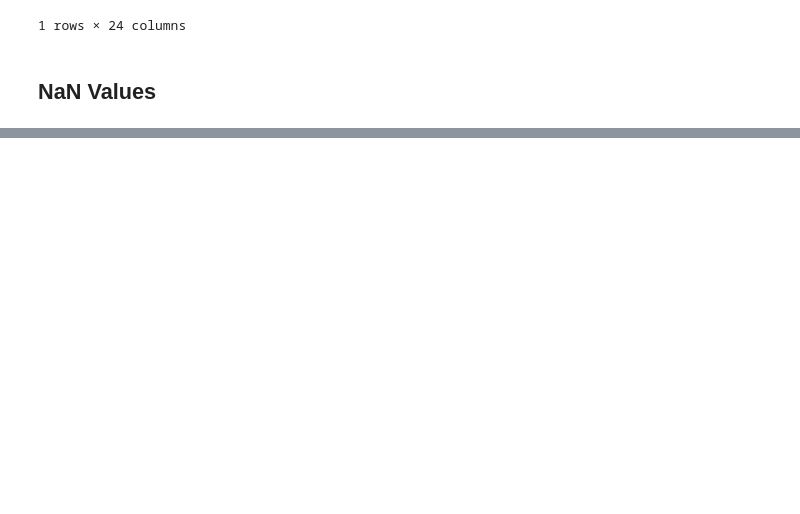
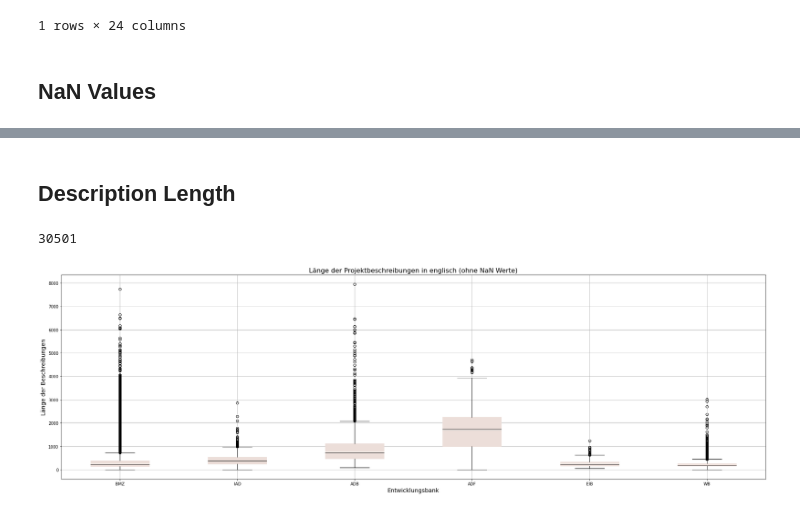
Before and after one commit to JanMuehlnikel/NLP-Development-Banks-Collaboration-Analyzer, a Jupyter notebook: data/exploreation/quality.ipynb, the cells around one changed output, grey strips where cells are left out. Saved outputs shown, nothing was run; the diff lists cells and outputs as text; code cells hidden in the pictures; blank space fills up the shorter version.

Commit message:
added decr leng without nan values

```diff
--- a/data/exploreation/quality.ipynb
+++ b/data/exploreation/quality.ipynb
@@ -134,0 +136,33 @@ for idx, (key, values) in enumerate(orgas.items()):
+# %% [markdown]
+## **Description Length**
+# %%
+# ignoring NaN values
+for org in orgas:
+    df = orgas[org][0]
+    length_list = df['description_en'].dropna().apply(len).tolist()
+    orgas[org][1] = length_list
+
+len(orgas['BMZ'][1])
+# %% [output]
+30501
+# %%
+fig, ax = plt.subplots(figsize=(25, 8))
+
+positions = range(len(orgas.keys()))
+ax.boxplot([orgas[org][1] for org in orgas], positions=positions, patch_artist=True, boxprops=dict(facecolor='#ecded9', color='#ecded9'),
+    whiskerprops=dict(color='black'),
+    capprops=dict(color='black'),
+    medianprops=dict(color='black'))
+
+ax.set_xticks(positions)
+ax.set_xticklabels(orgas.keys())
+
+ax.set_title('Länge der Projektbeschreibungen in englisch (ohne NaN Werte)', fontsize=16)
+ax.set_ylabel('Länge der Beschreibungen', fontsize=14)
+ax.set_xlabel('Entwicklungsbank', fontsize=14)
+
+plt.grid(True)
+plt.tight_layout()
+plt.show()
+# %% [output]
+[figure, added]
```
Also changed, not shown: parts of 3 cells of this notebook, 7 other files.
